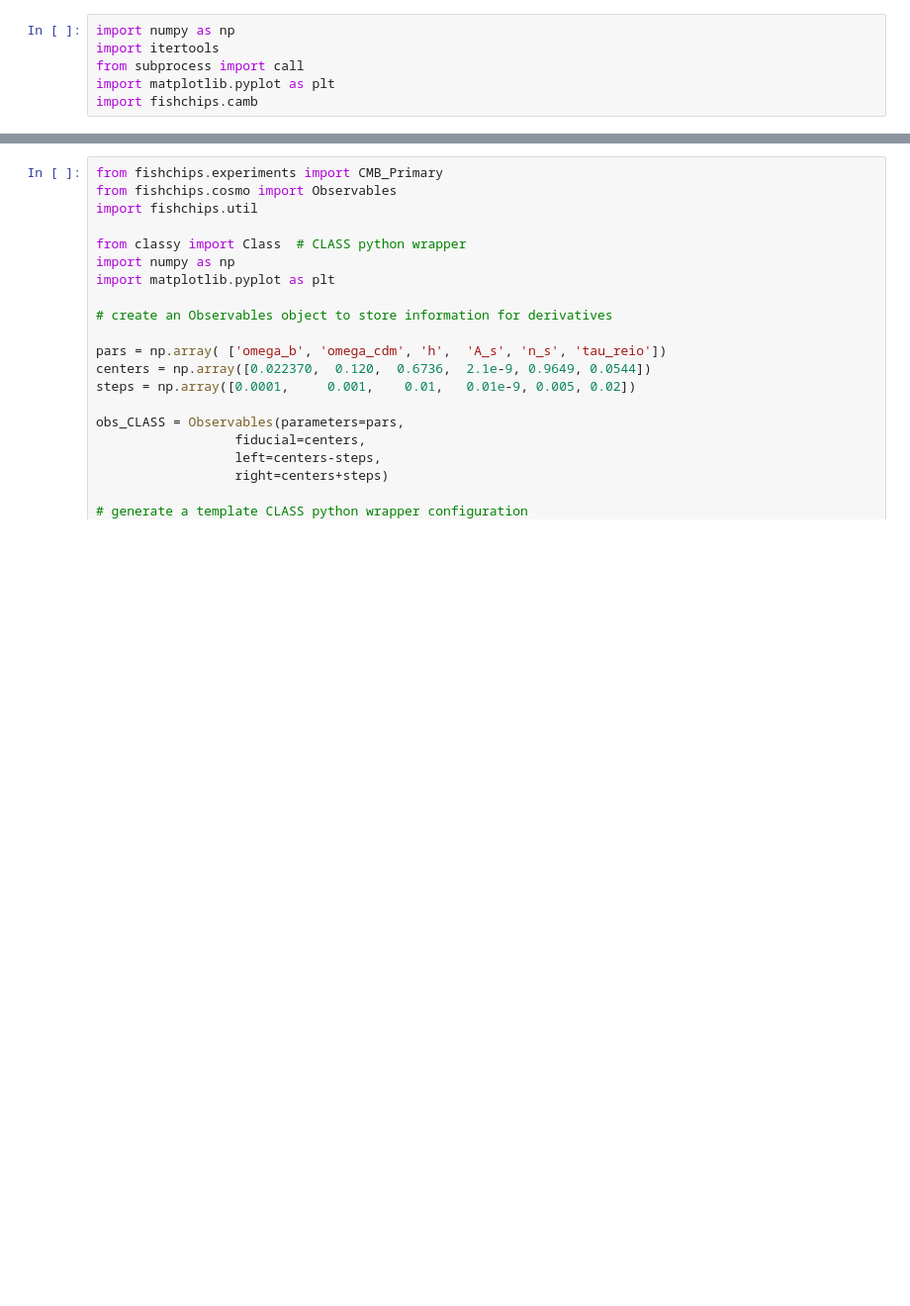
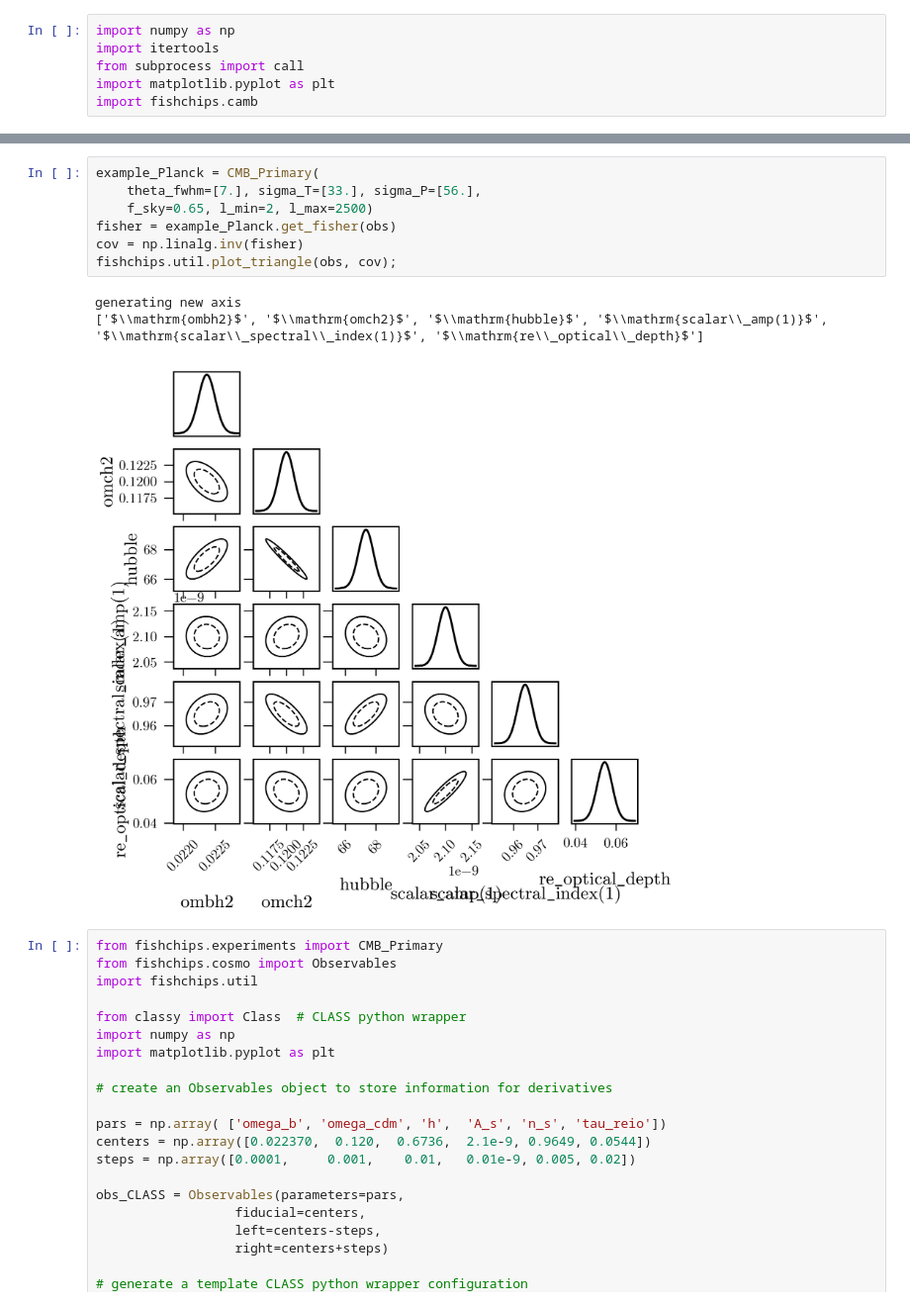
Before and after one commit to xzackli/fishchips-public, a Jupyter notebook: notebooks/CAMB Observables.ipynb, the cells around one changed output, grey strips where cells are left out. Shown at 99% size. Saved outputs shown, nothing was run; the diff lists cells and outputs as text; blank space fills up the shorter version.

```diff
--- a/notebooks/CAMB Observables.ipynb
+++ b/notebooks/CAMB Observables.ipynb
@@ -47,3 +67,14 @@ b'Note: The following floating-point exceptions are signalling: IEEE_UNDERFLOW_F
+# %%
+example_Planck = CMB_Primary(
+    theta_fwhm=[7.], sigma_T=[33.], sigma_P=[56.],
+    f_sky=0.65, l_min=2, l_max=2500)
+fisher = example_Planck.get_fisher(obs)
+cov = np.linalg.inv(fisher)
+fishchips.util.plot_triangle(obs, cov);
+# %% [output]
+generating new axis
+['$\\mathrm{ombh2}$', '$\\mathrm{omch2}$', '$\\mathrm{hubble}$', '$\\mathrm{scalar\\_amp(1)}$', '$\\mathrm{scalar\\_spectral\\_index(1)}$', '$\\mathrm{re\\_optical\\_depth}$']
+[figure, added]
 # %%
 from fishchips.experiments import CMB_Primary
 from fishchips.cosmo import Observables
```
Also changed, not shown: parts of 5 cells of this notebook, 5 other files.
